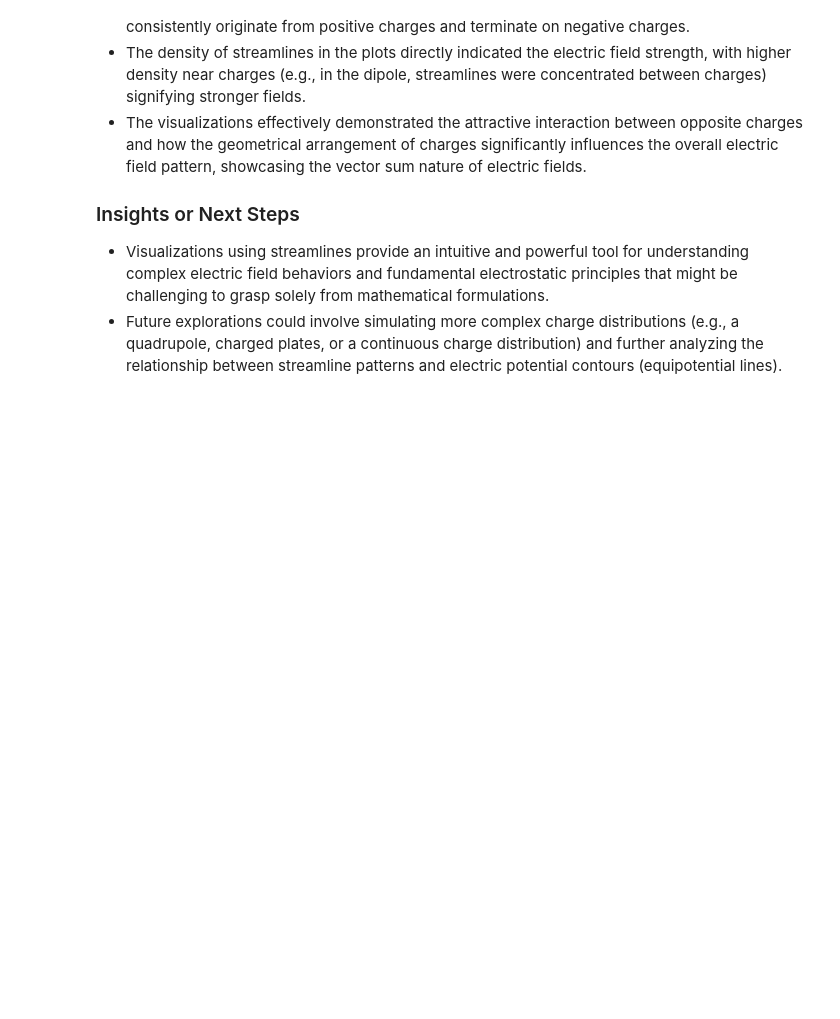
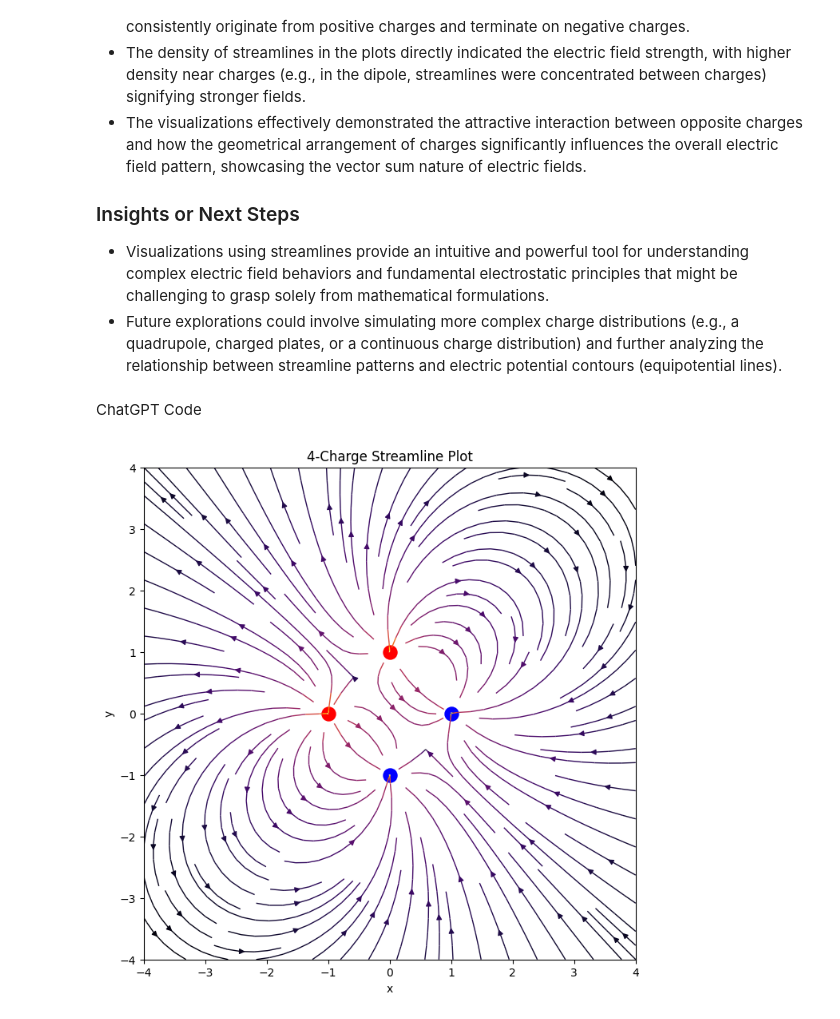
Before and after one commit to jakeTHEEsnak8/Computational-Physics, a Jupyter notebook: projects/P8_Visualizing_Electric_Fields.ipynb, the cells around one changed output. Cells and saved outputs as stored; diff of their text form; code cells hidden in the pictures; blank space fills up the shorter version.

```diff
--- a/projects/P8_Visualizing_Electric_Fields.ipynb
+++ b/projects/P8_Visualizing_Electric_Fields.ipynb
@@ -331,3 +412,70 @@ Summarize the observations from the different visualizations, highlighting what
 ### Insights or Next Steps
 *   Visualizations using streamlines provide an intuitive and powerful tool for understanding complex electric field behaviors and fundamental electrostatic principles that might be challenging to grasp solely from mathematical formulations.
 *   Future explorations could involve simulating more complex charge distributions (e.g., a quadrupole, charged plates, or a continuous charge distribution) and further analyzing the relationship between streamline patterns and electric potential contours (equipotential lines).
+# %% [markdown]
+ChatGPT Code
+# %%
+
+import numpy as np
+import matplotlib.pyplot as plt
+
+# ------------------------------------------------------------
+# Electric field from point charges
+# ------------------------------------------------------------
+def electric_field(x, y, charges):
+    Ex = np.zeros_like(x)
+    Ey = np.zeros_like(y)
+
+    eps = 1e-9  # avoids division by zero
+
+    for q, cx, cy in charges:
+        dx = x - cx
+        dy = y - cy
+        r2 = dx**2 + dy**2 + eps
+        r3 = r2 * np.sqrt(r2)
+        Ex += q * dx / r3
+        Ey += q * dy / r3
+
+    return Ex, Ey
+
+
+# ------------------------------------------------------------
+# Streamline plot using matplotlib.streamplot
+# ------------------------------------------------------------
+def plot_field(charges, title="Electric Field Streamlines"):
+    x = np.linspace(-4, 4, 500)
+    y = np.linspace(-4, 4, 500)
+    X, Y = np.meshgrid(x, y)
+
+    Ex, Ey = electric_field(X, Y, charges)
+
+    plt.figure(figsize=(8, 8))
+
+    plt.streamplot(
+        X, Y, Ex, Ey,
+        density=1.2,
+        linewidth=1,
+        arrowsize=1,
+        color=np.log(np.hypot(Ex, Ey)),
+        cmap="inferno"
+    )
+
+    for q, cx, cy in charges:
+        plt.scatter(cx, cy, c="red" if q > 0 else "blue", s=150)
+
+    plt.title(title)
+    plt.xlabel("x")
+    plt.ylabel("y")
+    plt.gca().set_aspect("equal")
+    plt.show()
+
+charges = [
+    (+1, -1, 0),
+    (-1, +1, 0),
+    (+1, 0, 1),
+    (-1, 0, -1)
+]
+
+plot_field(charges, "4-Charge Streamline Plot")
+# %% [output]
+[figure, added]
```
Also changed, not shown: parts of 3 cells of this notebook.
